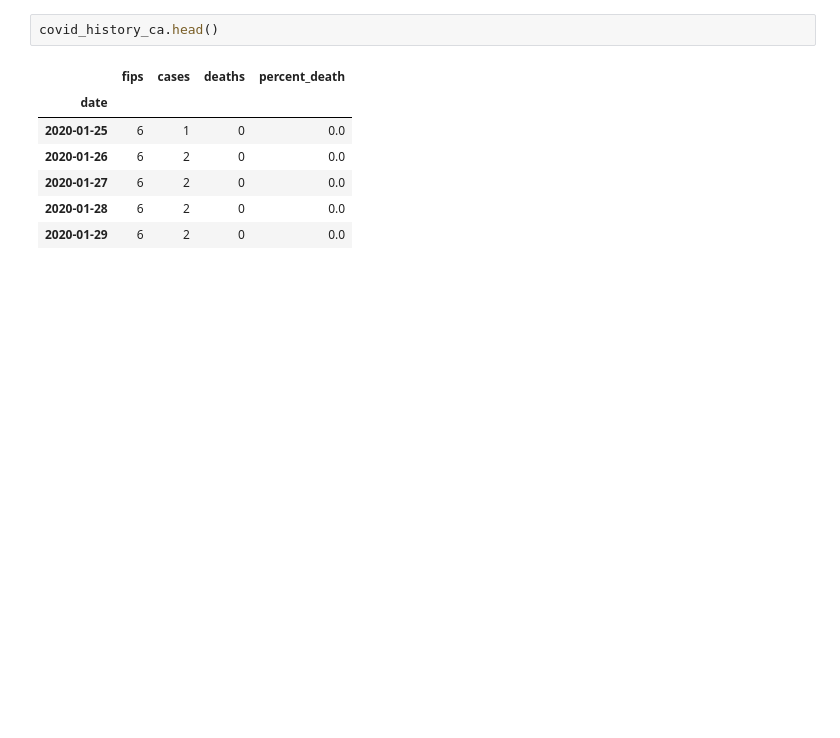
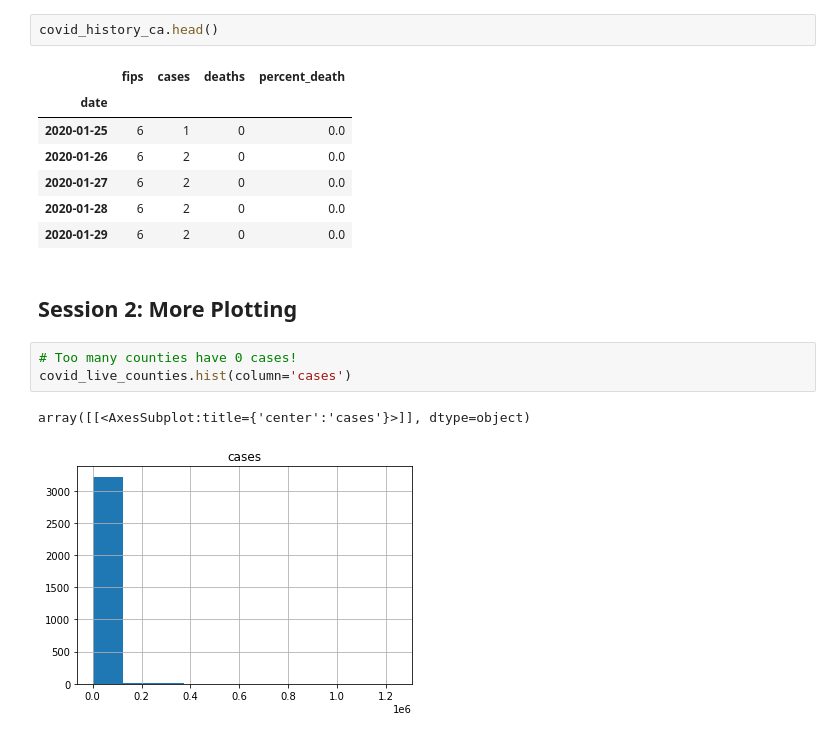
Before and after one commit to ramyarangan/ssrp_srec_python_workshop_2021, a Jupyter notebook: ssrp_pandas.ipynb, the cells around one changed output. Drawn from its saved outputs; the diff is of its cells as text; blank space fills up the shorter version.

Commit message:
Added More Plotting Exercises; added checkpoint jupyter notebook to gitignore

```diff
--- a/ssrp_pandas.ipynb
+++ b/ssrp_pandas.ipynb
@@ -494,3 +494,11 @@ covid_history_ca.head()
 | 2020-01-27 | 6 | 2 | 0 | 0.0 |
 | 2020-01-28 | 6 | 2 | 0 | 0.0 |
 | 2020-01-29 | 6 | 2 | 0 | 0.0 |
+# %% [markdown]
+## Session 2: More Plotting
+# %%
+# Too many counties have 0 cases!
+covid_live_counties.hist(column='cases')
+# %% [output]
+array([[<AxesSubplot:title={'center':'cases'}>]], dtype=object)
+[figure, added]
```
Also changed, not shown: parts of 3 cells of this notebook, 1 other file.
